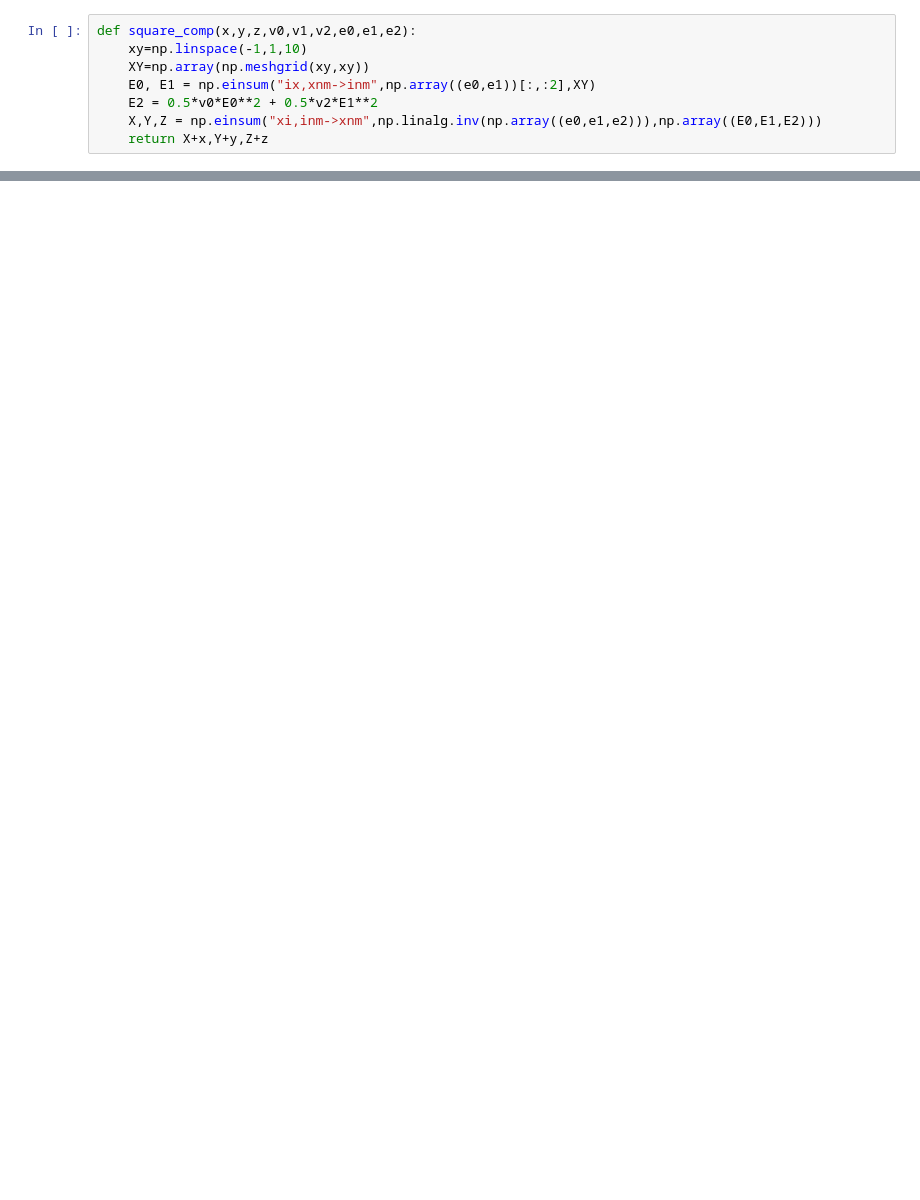
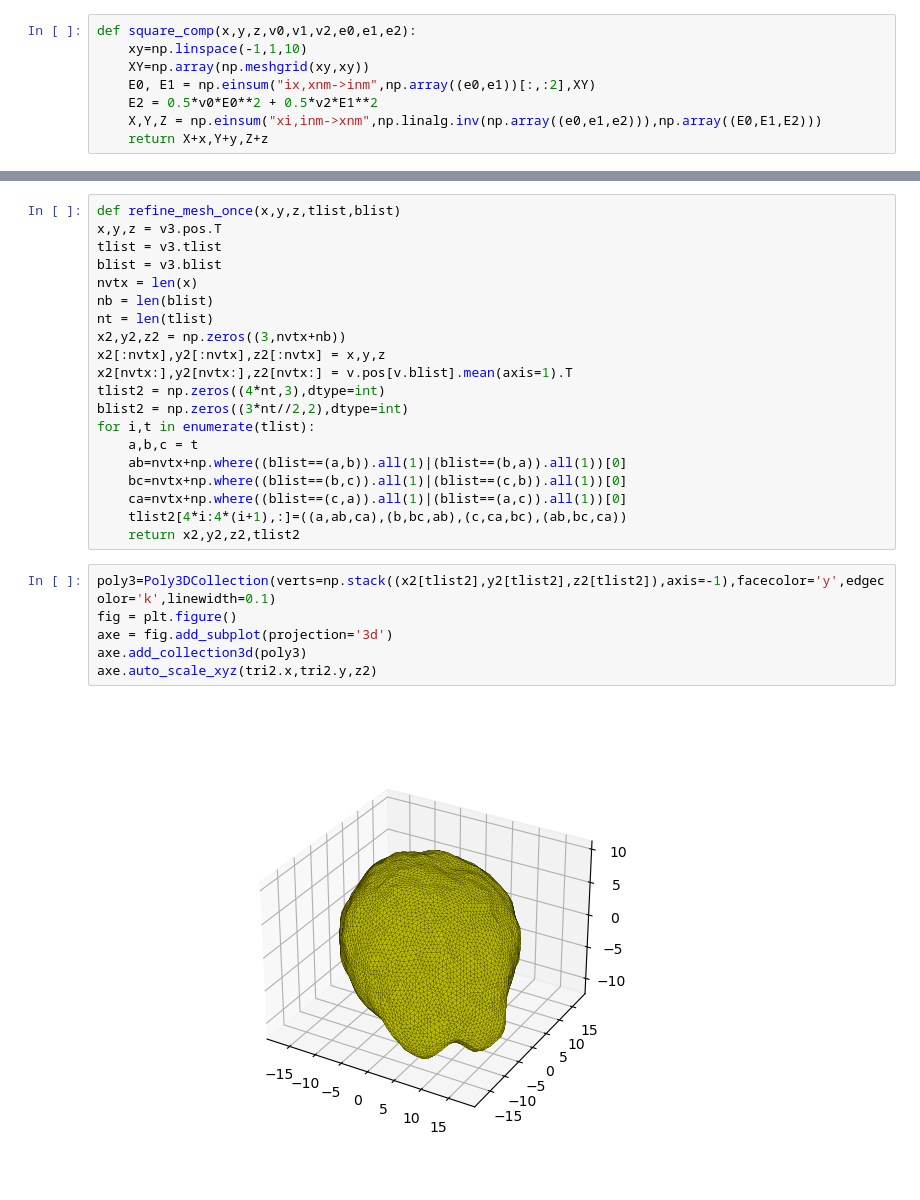
Before and after one commit to yoavrv/trisurf-python, a Jupyter notebook: Test_curvature_calculations.ipynb, the cells around one changed output, grey strips where cells are left out. Cells and saved outputs as stored; diff of their text form; blank space fills up the shorter version.

```diff
--- a/Test_curvature_calculations.ipynb
+++ b/Test_curvature_calculations.ipynb
@@ -600,0 +688,28 @@ Text(0.5, 0.92, '1955')
+# %%
+def refine_mesh_once(x,y,z,tlist,blist)
+x,y,z = v3.pos.T
+tlist = v3.tlist
+blist = v3.blist
+nvtx = len(x)
+nb = len(blist)
+nt = len(tlist)
+x2,y2,z2 = np.zeros((3,nvtx+nb))
+x2[:nvtx],y2[:nvtx],z2[:nvtx] = x,y,z
+x2[nvtx:],y2[nvtx:],z2[nvtx:] = v.pos[v.blist].mean(axis=1).T
+tlist2 = np.zeros((4*nt,3),dtype=int)
+blist2 = np.zeros((3*nt//2,2),dtype=int)
+for i,t in enumerate(tlist):
+    a,b,c = t
+    ab=nvtx+np.where((blist==(a,b)).all(1)|(blist==(b,a)).all(1))[0]
+    bc=nvtx+np.where((blist==(b,c)).all(1)|(blist==(c,b)).all(1))[0]
+    ca=nvtx+np.where((blist==(c,a)).all(1)|(blist==(a,c)).all(1))[0]
+    tlist2[4*i:4*(i+1),:]=((a,ab,ca),(b,bc,ab),(c,ca,bc),(ab,bc,ca))
+    return x2,y2,z2,tlist2
+# %%
+poly3=Poly3DCollection(verts=np.stack((x2[tlist2],y2[tlist2],z2[tlist2]),axis=-1),facecolor='y',edgecolor='k',linewidth=0.1)
+fig = plt.figure()
+axe = fig.add_subplot(projection='3d')
+axe.add_collection3d(poly3)
+axe.auto_scale_xyz(tri2.x,tri2.y,z2)
+# %% [output]
+[figure, added]
```
Also changed, not shown: parts of 42 cells of this notebook, 3 other files.
